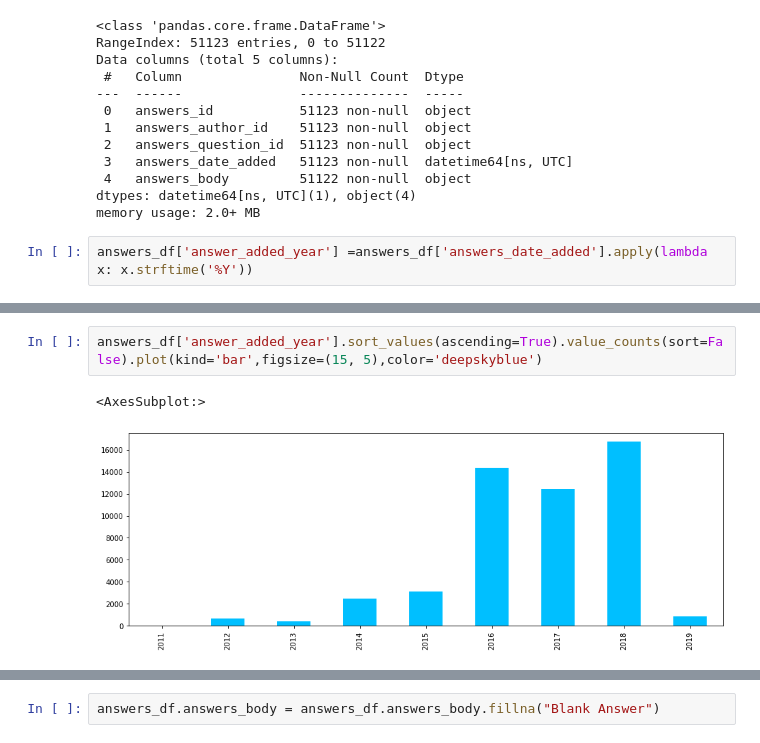
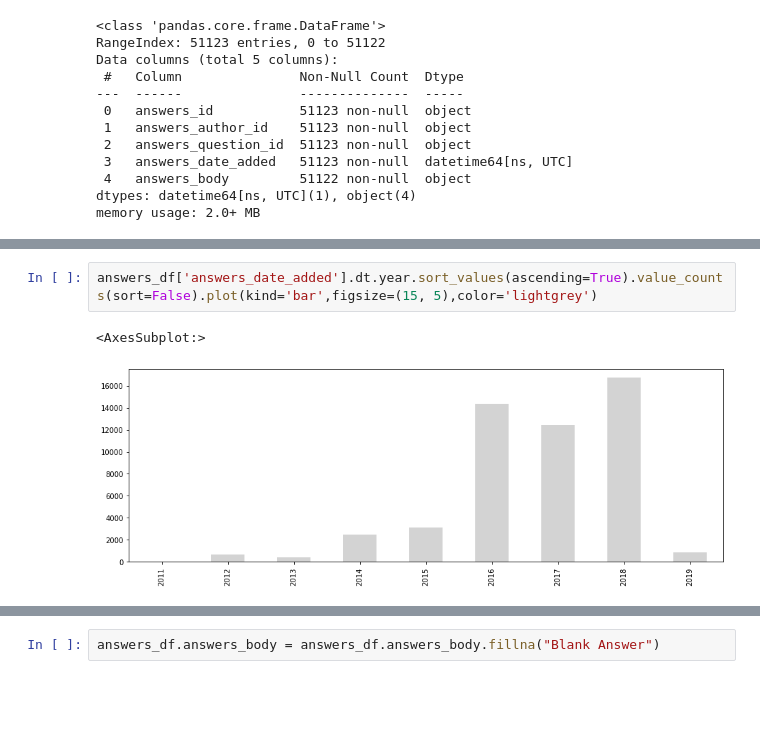
Before and after one commit to AKhileshPothuri/CareerVillage_Project, a Jupyter notebook: Exploratory_Data_Analysis_Draft1.ipynb, the cells around one changed output, grey strips where cells are left out. Saved outputs shown, nothing was run; the diff lists cells and outputs as text; blank space fills up the shorter version.

```diff
--- a/Exploratory_Data_Analysis_Draft1.ipynb
+++ b/Exploratory_Data_Analysis_Draft1.ipynb
@@ -1257,8 +1270,6 @@ Data columns (total 5 columns):
  4   answers_body         51122 non-null  object
 dtypes: datetime64[ns, UTC](1), object(4)
 memory usage: 2.0+ MB
-# %%
-answers_df['answer_added_year'] =answers_df['answers_date_added'].apply(lambda x: x.strftime('%Y'))
 # %%
 answers_df.head()
 # %% [output]
@@ -1271,5 +1282,5 @@ answers_df.head()
 # %%
-answers_df['answer_added_year'].sort_values(ascending=True).value_counts(sort=False).plot(kind='bar',figsize=(15, 5),color='deepskyblue')
+answers_df['answers_date_added'].dt.year.sort_values(ascending=True).value_counts(sort=False).plot(kind='bar',figsize=(15, 5),color='lightgrey')
 # %% [output]
 <AxesSubplot:>
-[figure, old version]
+[figure, new version]
```
Also changed, not shown: parts of 23 cells of this notebook.
